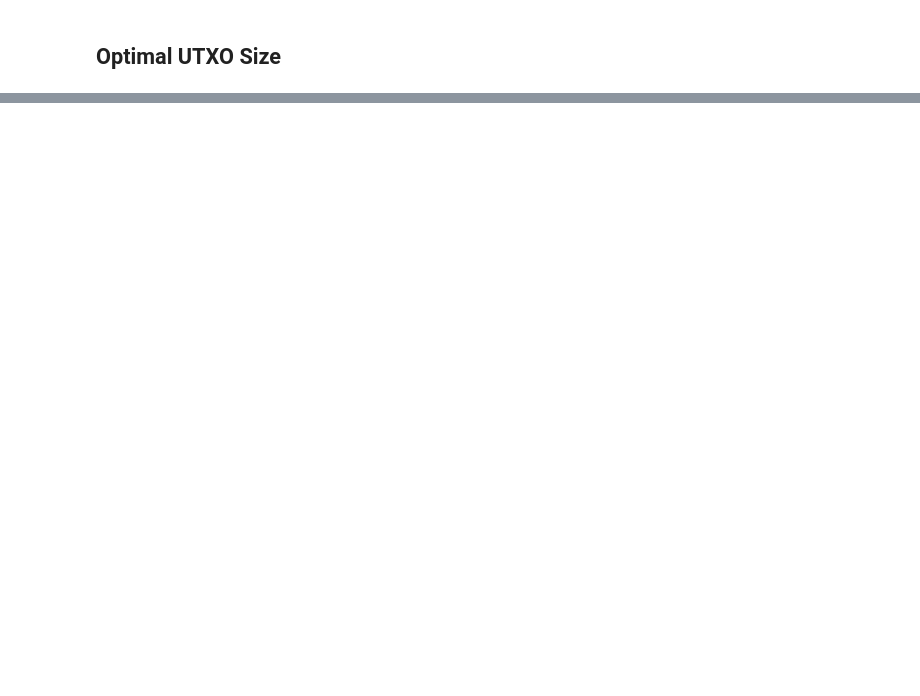
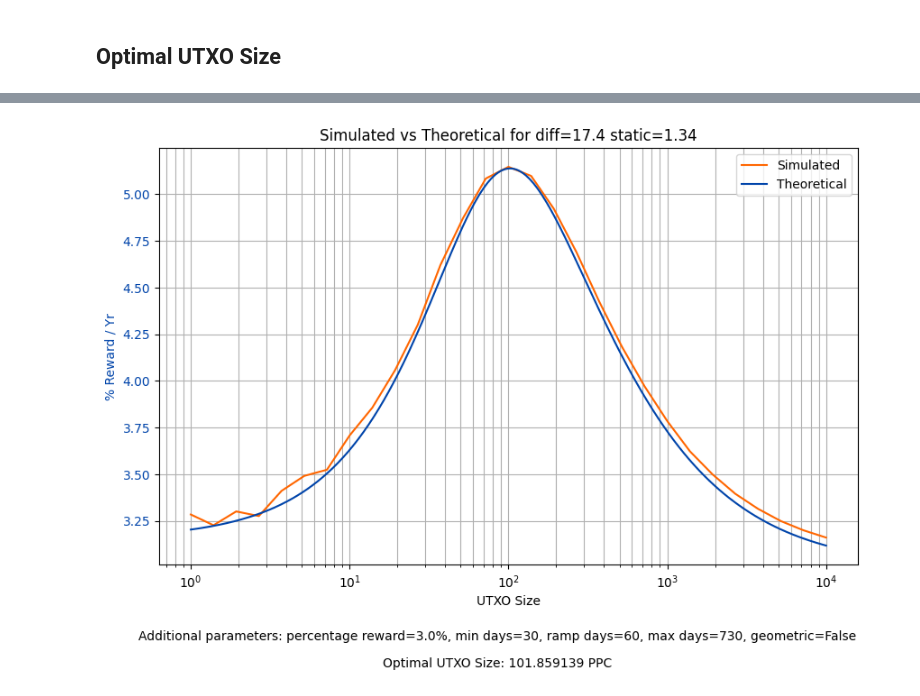
Before and after one commit to Nagalim/OptimumPeercoinUTXO, a Jupyter notebook: OptimumUTXO.ipynb, the cells around one changed output, grey strips where cells are left out. Cells and saved outputs as stored; diff of their text form; code cells hidden in the pictures; blank space fills up the shorter version.

```diff
--- a/OptimumUTXO.ipynb
+++ b/OptimumUTXO.ipynb
@@ -208,0 +286,8 @@ findWithinTolerance(range(maxI, len(sizes)), 0.2)
+# %%
+def simAndPrint(size, n):
+    size = math.floor(size*1000000)/1000000
+    print(f"{size}*{n}")
+    return multiSim(size, n)
+# %%
+simSizes = [10**(x/7) for x in range(29)]
+simulatedReward = np.fromiter((simAndPrint(x, int(10000//x)) for x in simSizes), dtype=float)
@@ -208,0 +312,18 @@ findWithinTolerance(range(maxI, len(sizes)), 0.2)
+# %%
+fig, rewardAx = plt.subplots(figsize=(10, 6))
+rewardAx.set_title(f"Simulated vs Theoretical for diff={DIFF} static={STATIC_REWARD}")
+rewardAx.set_xlabel("UTXO Size")
+rewardAx.tick_params(axis ='y', labelcolor=colour)
+rewardAx.set_ylabel("% Reward / Yr", color=colour)
+
+p1, = rewardAx.plot(simSizes, simulatedReward, color="#F60", label="Simulated")
+p2, = rewardAx.plot(sizes, rewardForSizes, color="#04A", label="Theoretical")
+rewardAx.legend(handles=[p1, p2])
+
+addFigText(sizes[rewardForSizes.argmax()])
+
+plt.xscale("log")
+rewardAx.grid(which="both")
+plt.show()
+# %% [output]
+[figure, added]
```
Also changed, not shown: parts of 23 cells of this notebook.
